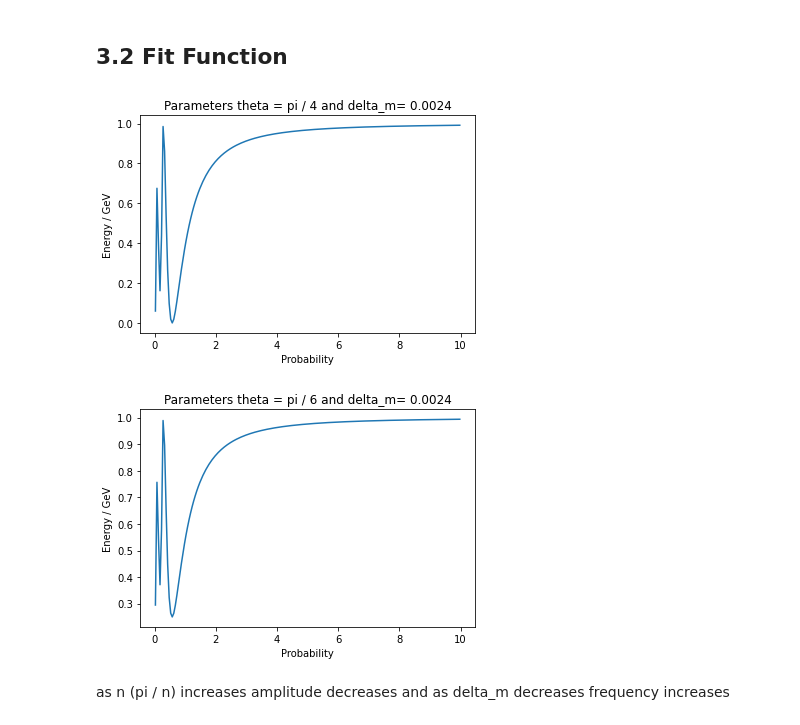
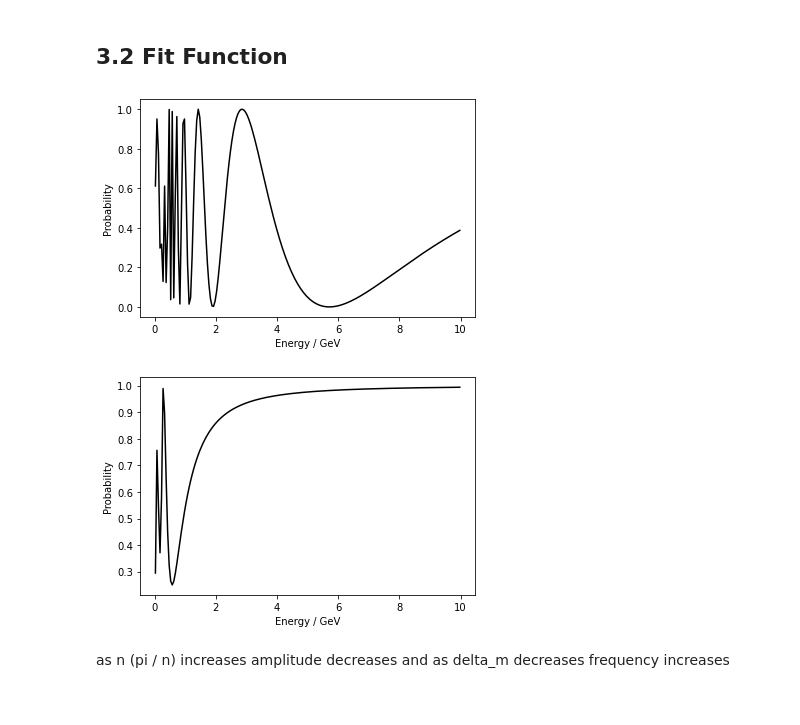
Before and after one commit to afyqeyzar/comp_proj, a Jupyter notebook: proj.ipynb, the cells around one changed output. Cells and saved outputs as stored; diff of their text form; code cells hidden in the pictures.

```diff
--- a/proj.ipynb
+++ b/proj.ipynb
@@ -47,18 +47,20 @@ def oscillation_probability(energy, theta_23 = np.pi/4, delta_m2_23 = 2.3e-3, L
   return 1 - (left * right)
 # %%
 def plot_oscillation_probability(energy, n = 4, delta_m = 2.4e-3):
-  plt.plot(energy,oscillation_probability(energy_midpoints, theta_23= np.pi / n, delta_m2_23= delta_m))
-  plt.xlabel('Probability')
-  plt.ylabel('Energy / GeV')
-  plt.title('Parameters theta = pi / ' + str(n) + ' and delta_m= ' + str(delta_m))
+  plt.plot(energy,oscillation_probability(energy_midpoints, theta_23= np.pi / n, delta_m2_23= delta_m),'black')
+  plt.ylabel('Probability')
+  plt.xlabel('Energy / GeV')
+  #plt.title('Parameters theta = pi / ' + str(n) + ' and delta_m= ' + str(delta_m))
 # %%
-plot_oscillation_probability(energy_midpoints, 4, 2.4e-3)
+plot_oscillation_probability(energy_midpoints, 4, 2.4e-2)
+plt.savefig('prob.png',dpi=200)
+plt.show()
 # %% [output]
-[figure, old version]
+[figure, new version]
 # %%
 plot_oscillation_probability(energy_midpoints, n = 6, delta_m = 2.4e-3)
 # %% [output]
-[figure, old version]
+[figure, new version]
 # %% [markdown]
 as n (pi / n) increases amplitude decreases and as delta_m decreases frequency increases
 # %% [markdown]
```
Also changed, not shown: parts of 27 cells of this notebook, 2 other files.
